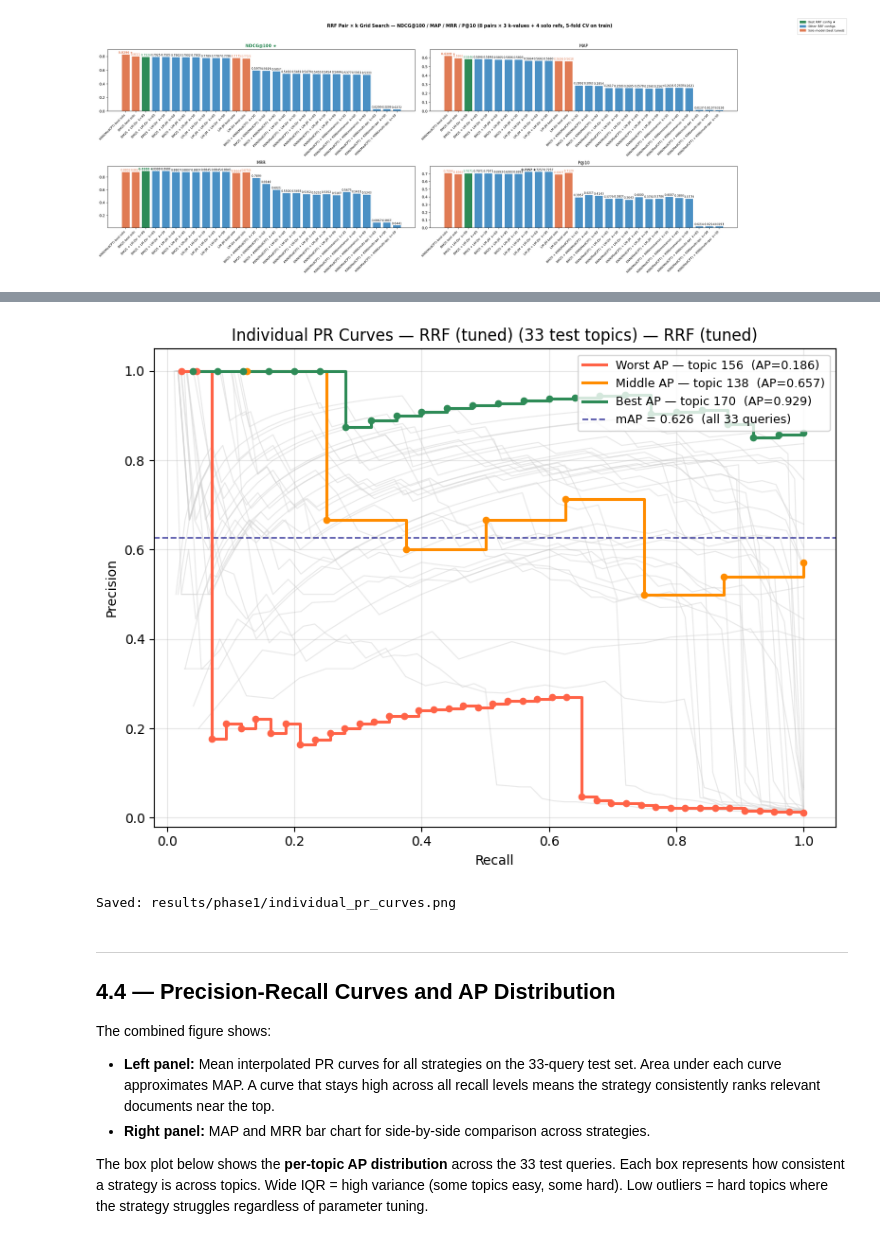
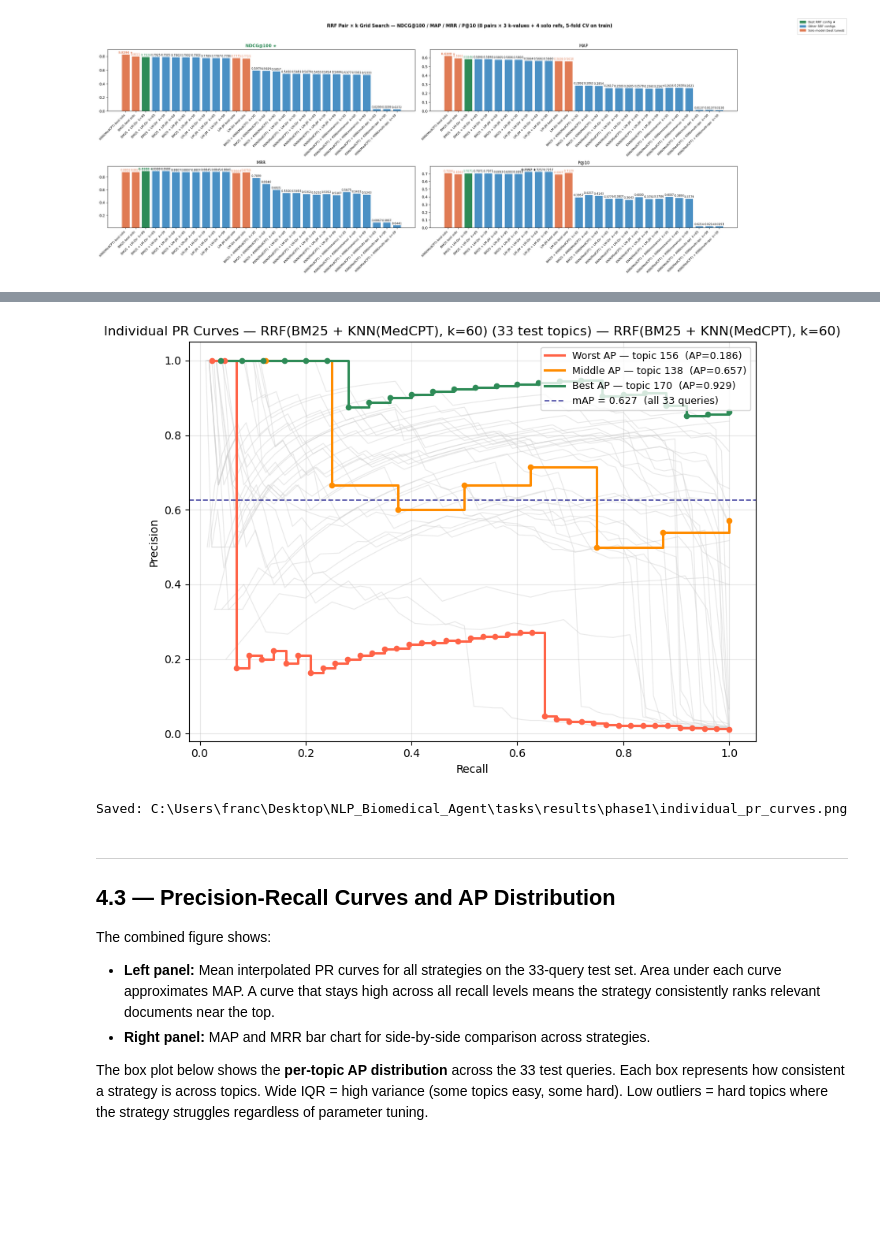
Before and after one commit to fmssilva/NLP_BioMedical_Agent, a Jupyter notebook: tasks/phase1_search.ipynb, the cells around one changed output, grey strips where cells are left out. Saved outputs shown, nothing was run; the diff lists cells and outputs as text; code cells hidden in the pictures; blank space fills up the shorter version.

```diff
--- a/tasks/phase1_search.ipynb
+++ b/tasks/phase1_search.ipynb
@@ -84,9 +84,13 @@ else:
 # resolve project root (works for both local and Colab)
 # NOTE: the notebook must be in tasks/
 ROOT = Path(os.getcwd()).resolve()
-
 if str(ROOT) not in sys.path:
     sys.path.insert(0, str(ROOT))
+for _p in [ROOT, ROOT.parent]:
+    if (_p / "requirements.txt").exists():
+        ROOT = _p
+        break
+
 
 # -- connect to OpenSearch and verify the index is ready --
 from src.indexing.opensearch_client import get_client, check_index
@@ -2540,40 +2399,56 @@ The dashed navy line marks the **mean AP (MAP)** across all 33 topics.
 # %%
 from src.evaluation.plots import plot_individual_pr_curves
 
-# Show per-topic PR curves for the locked Phase 2 strategy: RRF (tuned).
-# (Locked in §3 — not selected here. Shown because it is the submitted strategy.)
-target_strat = "RRF (tuned)"
+# Use BEST_OVERALL_KEY — the actual key in tuned_results (e.g. "knn_best" or "rrf_best")
+target_strat = BEST_OVERALL_KEY
 
 # collect per-query PR curves and AP scores for the target strategy
 indiv_curves = {
     topic_id: pq["pr_curve"]
-    for topic_id, pq in test_results[target_strat]["per_query"].items()
+    for topic_id, pq in tuned_results[target_strat]["per_query"].items()
 }
 ap_scores = {
     topic_id: pq["AP"]
-    for topic_id, pq in test_results[target_strat]["per_query"].items()
+    for topic_id, pq in tuned_results[target_strat]["per_query"].items()
 }
 
 # identify best AP, worst AP, and median AP topics
 sorted_ids = sorted(ap_scores, key=lambda x: ap_scores[x])
 highlight_ids = {
-    "worst": sorted_ids[0],                    # lowest AP  — hardest topic
-    "extra": sorted_ids[len(sorted_ids) // 2], # median AP  — representative topic
-    "best":  sorted_ids[-1],                   # highest AP — easiest topic
+    "worst": sorted_ids[0],
+    "extra": sorted_ids[len(sorted_ids) // 2],
+    "best":  sorted_ids[-1],
 }
-print(f"Strategy (locked for Phase 2) : {target_strat}")
-print(f"Best  AP topic: {highlight_ids['best']}   AP={ap_scores[highlight_ids['best']]:.4f}")
-print(f"Middle AP topic: {highlight_ids['extra']}  AP={ap_scores[highlight_ids['extra']]:.4f}")
-print(f"Worst AP topic: {highlight_ids['worst']}   AP={ap_scores[highlight_ids['worst']]:.4f}")
+
+def _print_query_detail(topic_id: str, label: str) -> None:
+    """Print topic text, AP score, and top-5 retrieved docs for a given topic."""
+    # find the topic dict by id
+    topic_dict = next((t for t in test_topics if str(t["id"]) == topic_id), None)
+    ap_val = ap_scores.get(topic_id, float("nan"))
+    print(f"\n  [{label}]  topic_id={topic_id}  AP={ap_val:.4f}")
+    if topic_dict:
+        print(f"    Topic    : {topic_dict.get('topic', '')}")
+        print(f"    Question : {topic_dict.get('question', '')}")
+    # top-5 retrieved PMIDs and their scores from the run
+    run_for_topic = tuned_results[target_strat]["run"].get(topic_id, [])
+    print(f"    Top-5 retrieved:")
+    for rank, (pmid, score) in enumerate(run_for_topic[:5], 1):
+        relevant = "(rel)" if pmid in qrels.get(topic_id, {}) else ""
+        print(f"      {rank}. PMID={pmid}  score={score:.4f}  {relevant}")
+
+print(f"Strategy (locked for Phase 2): {BEST_OVERALL_STRAT}  (key='{target_strat}')")
+_print_query_detail(highlight_ids["best"],  "Best AP  — easiest topic")
+_print_query_detail(highlight_ids["extra"], "Middle AP — median topic")
+_print_query_detail(highlight_ids["worst"], "Worst AP  — hardest topic")
 
 fig_indiv = plot_individual_pr_curves(
-    per_query_curves=indiv_curves,
-    ap_scores=ap_scores,
-    highlight_ids=highlight_ids,
-    strategy_name=target_strat,
-    title=f"Individual PR Curves — {target_strat} (33 test topics)",
-    save_path=PHASE1_DIR / "individual_pr_curves.png",
+    per_query_curves = indiv_curves,
+    ap_scores        = ap_scores,
+    highlight_ids    = highlight_ids,
+    strategy_name    = BEST_OVERALL_STRAT,
+    title            = f"Individual PR Curves — {BEST_OVERALL_STRAT} (33 test topics)",
+    save_path        = PHASE1_DIR / "individual_pr_curves.png",
 )
 plt.show()
-print("Saved: results/phase1/individual_pr_curves.png")
+print(f"Saved: {PHASE1_DIR / 'individual_pr_curves.png'}")
 # %% [output]
@@ -2585,8 +2472,8 @@ Worst AP topic: 156   AP=0.1862
-[figure, old version]
+[figure, new version]
-Saved: results/phase1/individual_pr_curves.png
+Saved: C:\Users\franc\Desktop\NLP_Biomedical_Agent\tasks\results\phase1\individual_pr_curves.png
 # %% [markdown]
 ---
-## 4.4 — Precision-Recall Curves and AP Distribution
+## 4.3 — Precision-Recall Curves and AP Distribution
 
 The combined figure shows:
 - **Left panel:** Mean interpolated PR curves for all strategies on the 33-query test set. Area under each curve approximates MAP. A curve that stays high across all recall levels means the strategy consistently ranks relevant documents near the top.
```
Also changed, not shown: parts of 28 cells of this notebook, 28 other files.
